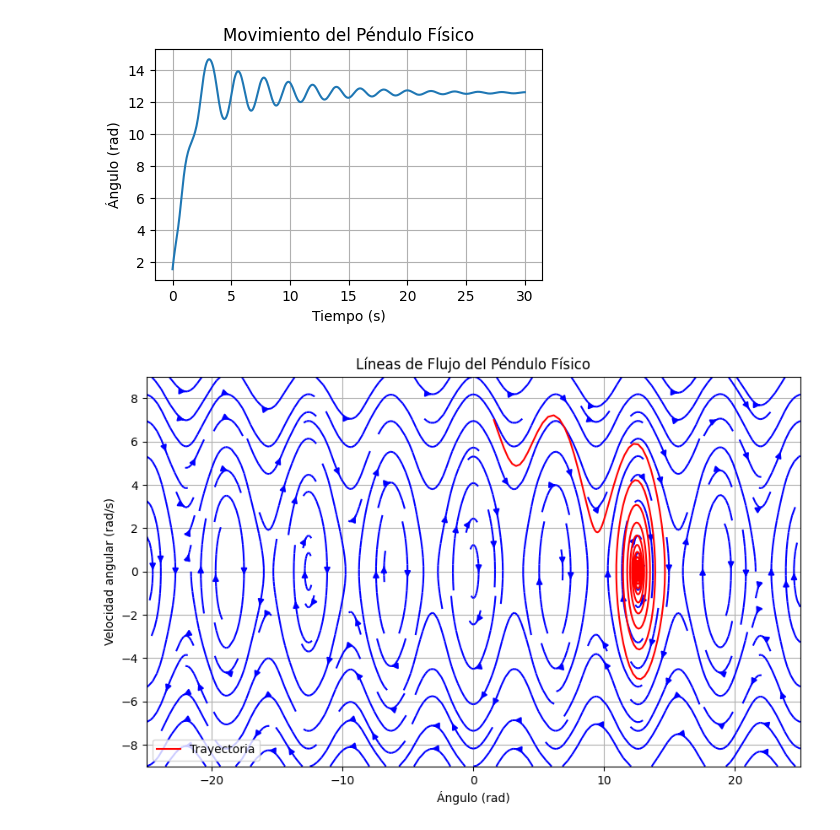
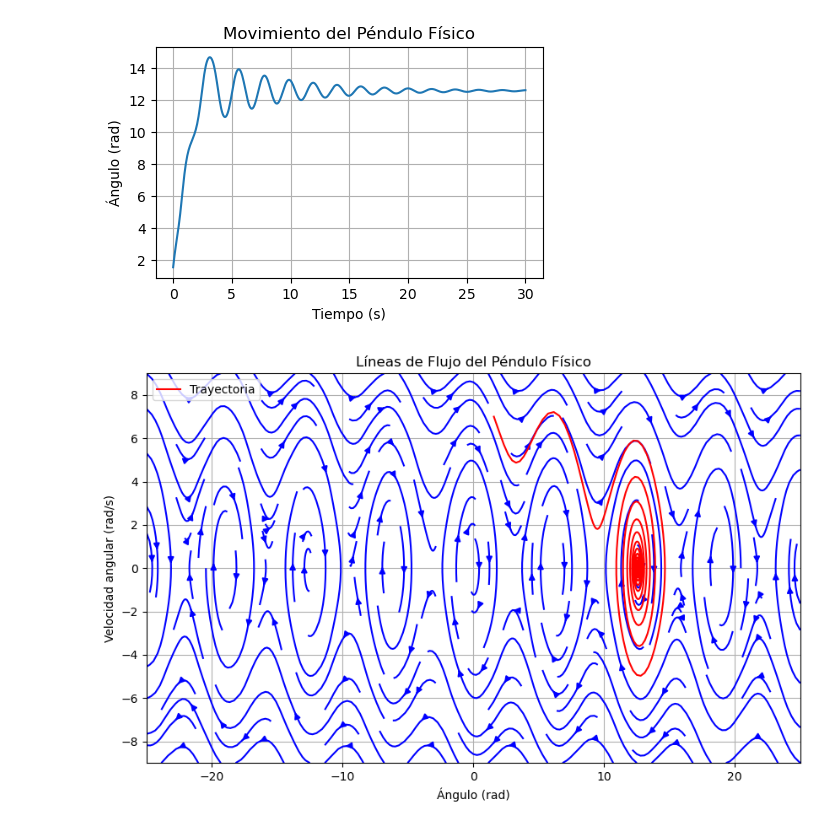
Before and after one commit to fmgarciadiaz/PythonTests, a Jupyter notebook: Colab_Flujos.ipynb, the cells around one changed output. Cells and saved outputs as stored; diff of their text form; code cells hidden in the pictures.

```diff
--- a/Colab_Flujos.ipynb
+++ b/Colab_Flujos.ipynb
@@ -47,7 +47,7 @@ omega_values = np.linspace(-9, 9, 40)
 Theta, Omega = np.meshgrid(theta_values, omega_values)
 
 dtheta_dt = Omega
-domega_dt = -(g / L) * np.sin(Theta)
+domega_dt = -(g / L) * np.sin(Theta) - 0.3* Omega
 
 plt.figure(figsize=(10, 6))
 plt.streamplot(Theta, Omega, dtheta_dt, domega_dt, density=1.5, color='blue')
@@ -74,33 +74,33 @@ ball, = ax.plot([], [], 'ro', markersize=10)
 def init():
     line.set_data([], [])
     ball.set_data([], [])
     return line, ball
 
 def animate(i):
     x = L * np.sin(theta[i])
     y = -L * np.cos(theta[i])
     line.set_data([0, x], [0, y])
     ball.set_data([x], [y])
     return line, ball
 
 ani = FuncAnimation(fig, animate, frames=len(t), init_func=init, blit=True, interval=20, repeat=True)
 #plt.show()
 
 
 HTML(ani.to_html5_video())
 
 # Guardar la animación como un archivo de video
 #ani.save('pendulo.mp4', writer='ffmpeg')
 
 # Mostrar el video en Colab
 #mp4 = open('pendulo.mp4','rb').read()
 #data_url = "data:video/mp4;base64," + b64encode(mp4).decode()
 #HTML("""
 #<video width=400 controls>
 #      <source src="%s" type="video/mp4">
 #</video>
 #""" % data_url)
 # %% [output]
-[figure, old version]
+[figure, new version]
-[figure, old version]
+[figure, new version]
 [interactive output not drawn]
```
Also changed, not shown: parts of 1 cell of this notebook.
